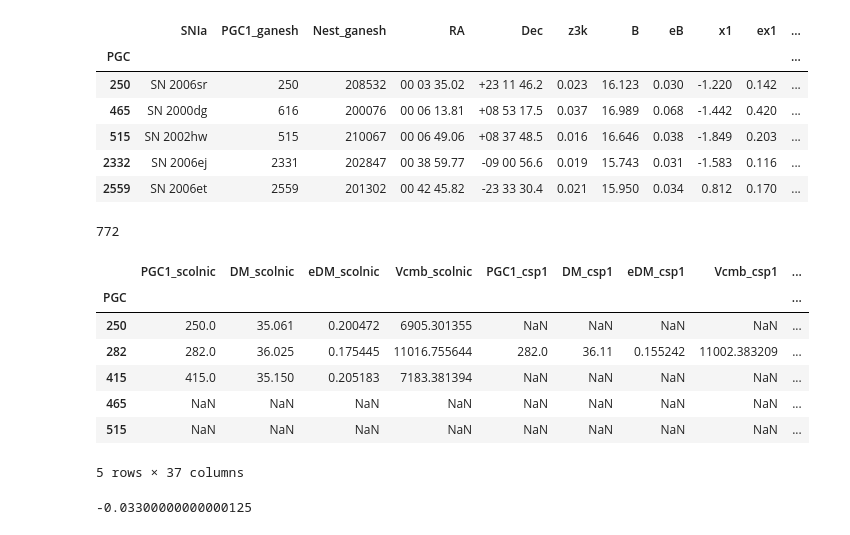
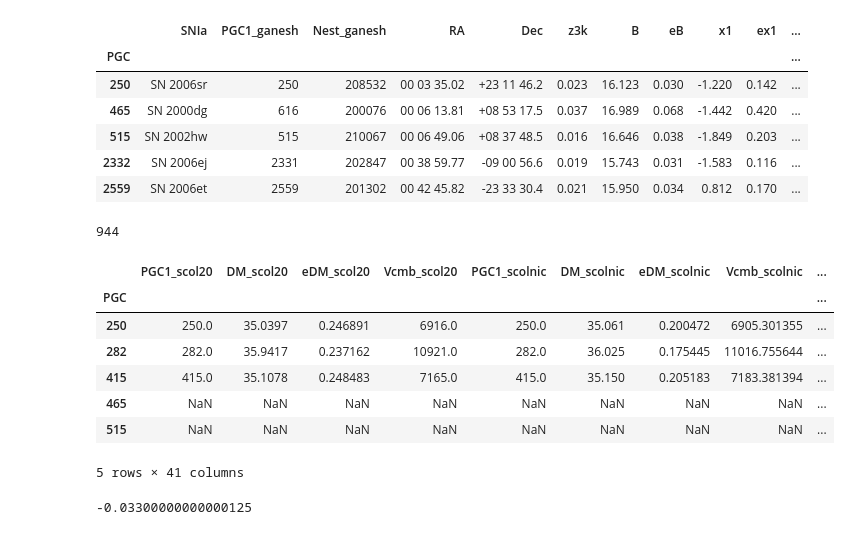
Before and after one commit to ekourkchi/CF4catalog, a Jupyter notebook: SNIa_groups.ipynb, the cells around one changed output. Saved outputs shown, nothing was run; the diff lists cells and outputs as text; code cells hidden in the pictures.

Commit message:
adding Scolnic Pantheone+20

```diff
--- a/SNIa_groups.ipynb
+++ b/SNIa_groups.ipynb
@@ -255,3 +246,23 @@ See the caveats in the documentation: http://pandas.pydata.org/pandas-docs/stabl
 | 415 | 2003it | 415 | 200542 | 1 | 35.150 | 35.150 | 0.140 | 35.147 | 0.108 | 35.149 | ... |
 | 963 | 1998dk | 963 | 211877 | 1 | 33.339 | 33.339 | 0.191 | 33.350 | 0.168 | 33.366 | ... |
 | 1371 | AT2016eoa | 1351 | 200045 | 2 | 34.736 | 0.000 | 0.000 | 34.736 | 0.133 | 34.758 | ... |
+# %%
+df = pd.read_csv('Scolnic2020.csv', delimiter='|')
+df = df.rename(columns=lambda x: x.strip())
+df["PGC1"] = df.apply(lambda x: x.PGC1 if x.PGC1 != 0 else x.PGC, axis=1)
+
+df = df.set_index('PGC')
+
+df = df.rename(columns={"Nest": "Nest_scol20"})
+df = df.rename(columns={"Vcmb": "Vcmb_scol20"})
+df = df.rename(columns={"PGC1": "PGC1_scol20"})
+df = df.rename(columns={"eDM": "eDM_scol20"})
+
+df["eDM_scol20"] = np.sqrt(df["eDM_scol20"]**2+0.15**2)
+
+df_scol20 = df.rename(columns={"DM": "DM_scol20"})
+df_scol20["DM_scol20"][df_scol20["DM_scol20"]==0] = np.nan
+df_scol20["eDM_scol20"][df_scol20["DM_scol20"].isna()] = np.nan
+df_scol20.head()
+
+df_scol20.head()
@@ -330,38 +358,41 @@ See the caveats in the documentation: http://pandas.pydata.org/pandas-docs/stabl
 # %%
 how = 'outer'
 
-df = df_ALLcf3SNIa.join(df_scolnic, lsuffix='_l', rsuffix='_r', how=how)
+df = df_ALLcf3SNIa.join(df_scol20, lsuffix='_l', rsuffix='_r', how=how)
+df = df.join(df_scolnic, lsuffix='_l', rsuffix='_r', how=how)
 df = df.join(df_csp1, lsuffix='_l1', rsuffix='_r1', how=how)
 df = df.join(df_ganesh, lsuffix='_l2', rsuffix='_r2', how=how)
 
-catalogs = ["scolnic", "csp1", "ganesh"]
+# catalogs = ["scol20"]
+
+catalogs = ["scol20", "scolnic", "csp1", "ganesh"]
 catalogs += ["cf3SNIa_r", "cf3SNIa_u", "cf3SNIa_j","cf3SNIa_p", "cf3SNIa_h","cf3SNIa_f"]#, "cf3SNIa_w"]
 
 ss = []
 for cat in catalogs:
     ss += ['PGC1_'+cat, "DM_"+cat, "eDM_"+cat, "Vcmb_"+cat]
 
 df = df[ss]
 
 ss = []
 for cat in catalogs:
     ss += ['PGC1_'+cat]
 df['pgc1'] = df[ss].median(axis=1)
 df = df[~df['pgc1'].isna()]
 
 print(len(df))
 
 df.head()
 # %% [output]
-772
+944
-|  | PGC1_scolnic | DM_scolnic | eDM_scolnic | Vcmb_scolnic | PGC1_csp1 | DM_csp1 | eDM_csp1 | Vcmb_csp1 | ... |
+|  | PGC1_scol20 | DM_scol20 | eDM_scol20 | Vcmb_scol20 | PGC1_scolnic | DM_scolnic | eDM_scolnic | Vcmb_scolnic | ... |
 | PGC |  |  |  |  |  |  |  |  | ... |
-| 250 | 250.0 | 35.061 | 0.200472 | 6905.301355 | NaN | NaN | NaN | NaN | ... |
-| 282 | 282.0 | 36.025 | 0.175445 | 11016.755644 | 282.0 | 36.11 | 0.155242 | 11002.383209 | ... |
-| 415 | 415.0 | 35.150 | 0.205183 | 7183.381394 | NaN | NaN | NaN | NaN | ... |
+| 250 | 250.0 | 35.0397 | 0.246891 | 6916.0 | 250.0 | 35.061 | 0.200472 | 6905.301355 | ... |
+| 282 | 282.0 | 35.9417 | 0.237162 | 10921.0 | 282.0 | 36.025 | 0.175445 | 11016.755644 | ... |
+| 415 | 415.0 | 35.1078 | 0.248483 | 7165.0 | 415.0 | 35.150 | 0.205183 | 7183.381394 | ... |
 | 465 | NaN | NaN | NaN | NaN | NaN | NaN | NaN | NaN | ... |
 | 515 | NaN | NaN | NaN | NaN | NaN | NaN | NaN | NaN | ... |
-5 rows × 37 columns
+5 rows × 41 columns
 # %%
 ss = []
 
```
Also changed, not shown: parts of 4 cells of this notebook, 9 other files.
